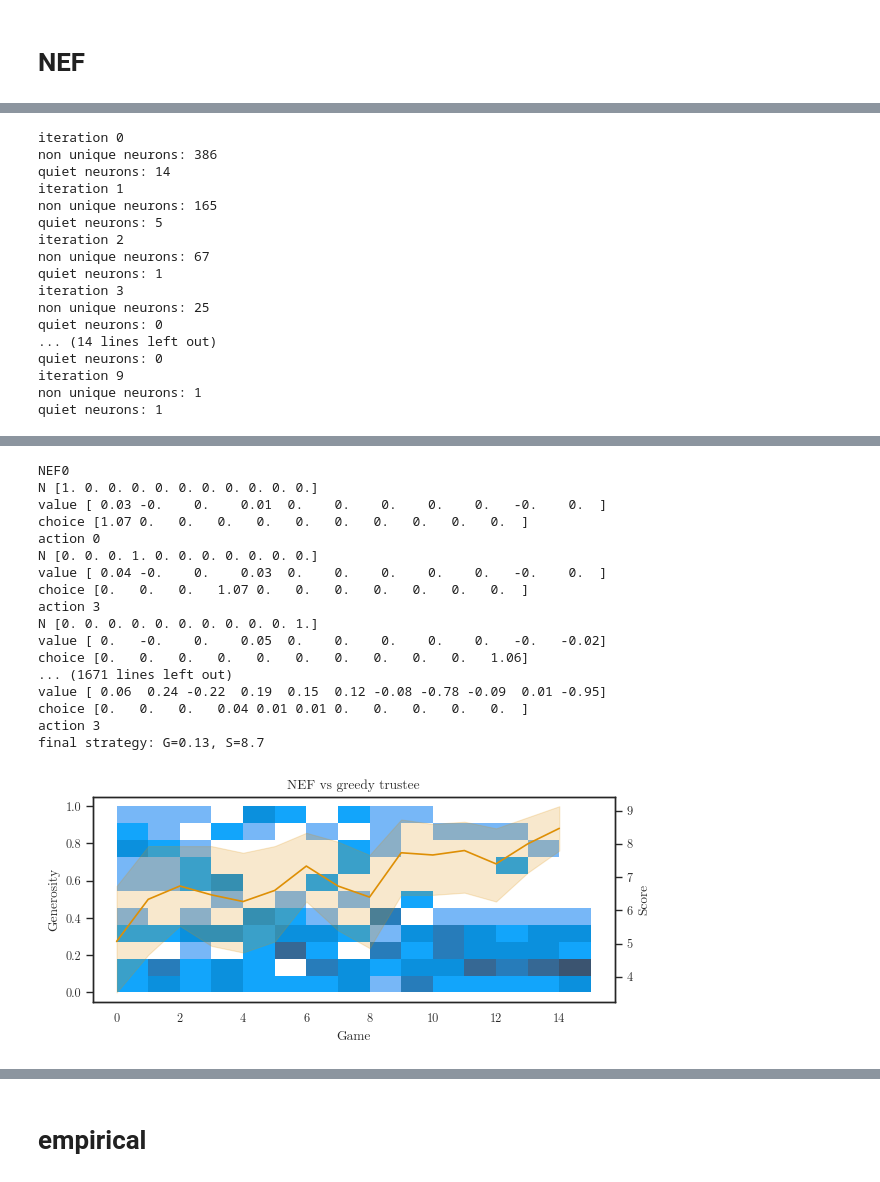
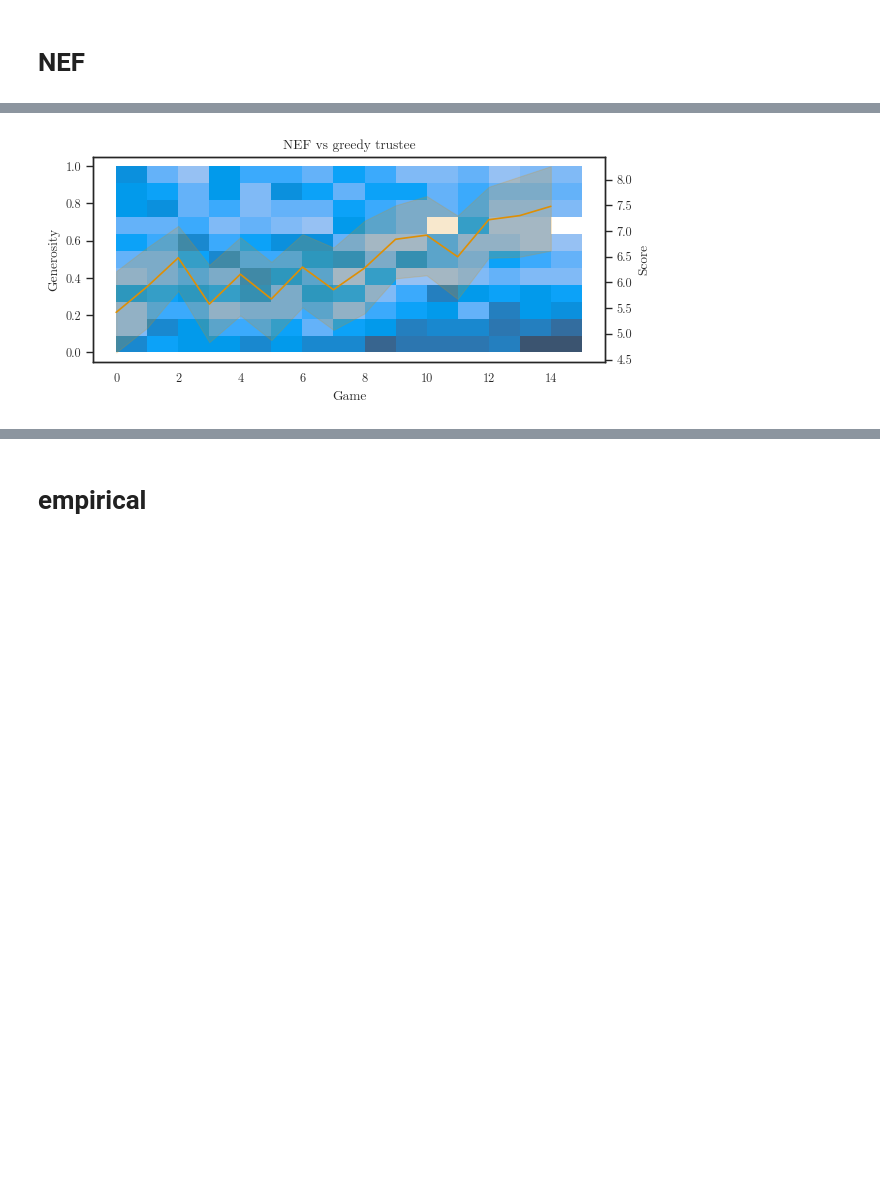
Before and after one commit to psipeter/social-value-orientation, a Jupyter notebook: experiment1.ipynb, the cells around one changed output, grey strips where cells are left out. Saved outputs shown, nothing was run; the diff lists cells and outputs as text; code cells hidden in the pictures; blank space fills up the shorter version.

Commit message:
prune empirical data

```diff
--- a/experiment1.ipynb
+++ b/experiment1.ipynb
@@ -18,10 +19,11 @@ sns.set(context='paper', style='white', font='CMU Serif', rc={'font.size':12, 'm
 def run_greedy_trustee(agents, nGames, verbose=False, train=True):
     dfs = []
     for a, agent in enumerate(agents):
-        print(f"{agent.ID}")
+        if verbose: print(f"{agent.ID}")
         seed = a if train else 1000+a
         t4ts = make_greedy_trustees(nGames, seed=seed)
         for g in range(nGames):
+            if verbose: print(f"game {g}")
             df = play_game(agent, t4ts[g], gameID=g, train=train)
             dfs.extend(df)
         del(agent)
@@ -279,7 +383,8 @@ final strategy: G=0.014, S=9.9
 # %%
-nAgents = 3
+name='baseline'
+nAgents = 10
 nGames_train = 15
-nGames_test = 10
+nGames_test = 5
 
 agents = []
 for n in range(nAgents):
@@ -299,17 +404,20 @@ for n in range(nAgents):
     )
 
 agentIDs = [agent.ID for agent in agents]
-NEF_train = run_greedy_trustee(agents, nGames=nGames_train, train=True).query("ID in @agentIDs")
-NEF_test = run_greedy_trustee(agents, nGames=nGames_test, train=False).query("ID in @agentIDs")
-NEF_train.to_pickle("data/NEF_LT1.pkl")
+start = time.time()
+NEF_train = run_greedy_trustee(agents, nGames=nGames_train, train=True, verbose=True).query("ID in @agentIDs")
+NEF_test = run_greedy_trustee(agents, nGames=nGames_test, train=False, verbose=True).query("ID in @agentIDs")
+end = time.time()
+print(f"time: {end-start:.3}")
+NEF_train.to_pickle(f"data/NEF_LT1_{name}.pkl")
 
 fig, ax = plt.subplots(nrows=1, ncols=1, figsize=((6.38, 3)))
-sns.histplot(data=NEF_train.query("ID in @agentIDs"), x='game', y='generosity',
-             bins=(15, 11), binrange=((0, nGames_train),(0, 1)), ax=ax, color=palette[0])
+sns.histplot(data=NEF_train, x='game', y='generosity', bins=(15, 11), binrange=((0, nGames_train),(0, 1)), ax=ax, color=palette[0])
 ax2 = ax.twinx()
 sns.lineplot(data=NEF_train, x='game', y='coins', ax=ax2, color=palette[1])
 ax.set(title='NEF vs greedy trustee', xlabel='Game', ylabel='Generosity', yticks=((0.0, 0.2, 0.4, 0.6, 0.8, 1.0)))
 ax2.set(ylabel='Score')
+fig.savefig(f"plots/NEF_LT1_{name}.png")
 plt.tight_layout()
 
 meanG = NEF_test.query("ID in @agentIDs")['generosity'].mean()
@@ -338,17 +453,0 @@ quiet neurons: 0
-iteration 0
-non unique neurons: 386
-quiet neurons: 14
-iteration 1
-non unique neurons: 165
-quiet neurons: 5
-iteration 2
-non unique neurons: 67
-quiet neurons: 1
-iteration 3
-non unique neurons: 25
-quiet neurons: 0
-... (14 lines left out)
-quiet neurons: 0
-iteration 9
-non unique neurons: 1
-quiet neurons: 1
@@ -356,18 +454 @@ quiet neurons: 1
-NEF0
-N [1. 0. 0. 0. 0. 0. 0. 0. 0. 0. 0.]
-value [ 0.03 -0.    0.    0.01  0.    0.    0.    0.    0.   -0.    0.  ]
-choice [1.07 0.   0.   0.   0.   0.   0.   0.   0.   0.   0.  ]
-action 0
-N [0. 0. 0. 1. 0. 0. 0. 0. 0. 0. 0.]
-value [ 0.04 -0.    0.    0.03  0.    0.    0.    0.    0.   -0.    0.  ]
-choice [0.   0.   0.   1.07 0.   0.   0.   0.   0.   0.   0.  ]
-action 3
-N [0. 0. 0. 0. 0. 0. 0. 0. 0. 0. 1.]
-value [ 0.   -0.    0.    0.05  0.    0.    0.    0.    0.   -0.   -0.02]
-choice [0.   0.   0.   0.   0.   0.   0.   0.   0.   0.   1.06]
-... (1671 lines left out)
-value [ 0.06  0.24 -0.22  0.19  0.15  0.12 -0.08 -0.78 -0.09  0.01 -0.95]
-choice [0.   0.   0.   0.04 0.01 0.01 0.   0.   0.   0.   0.  ]
-action 3
-final strategy: G=0.13, S=8.7
-[figure, old version]
+[figure, new version]
```
Also changed, not shown: parts of 11 cells of this notebook, 5 other files.
